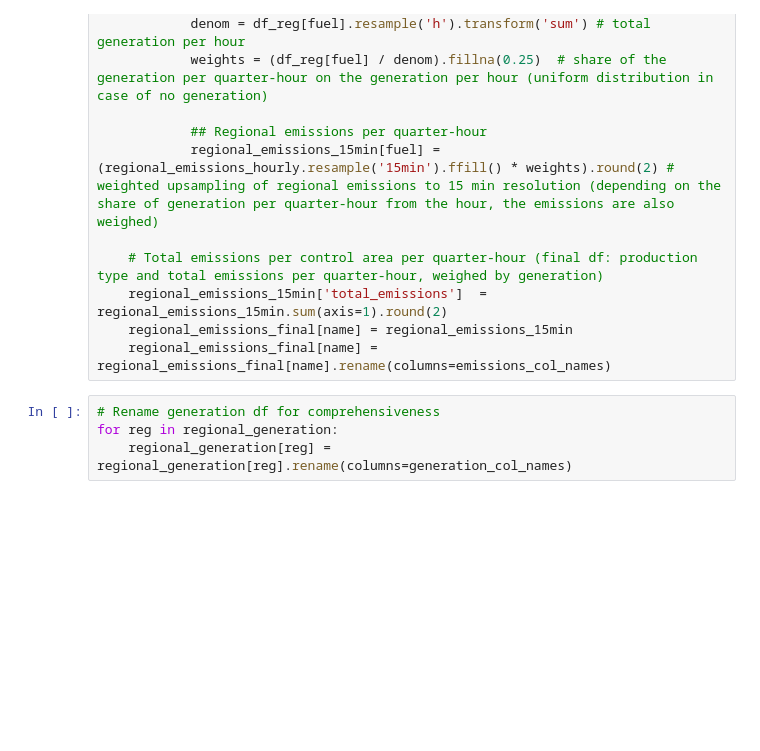
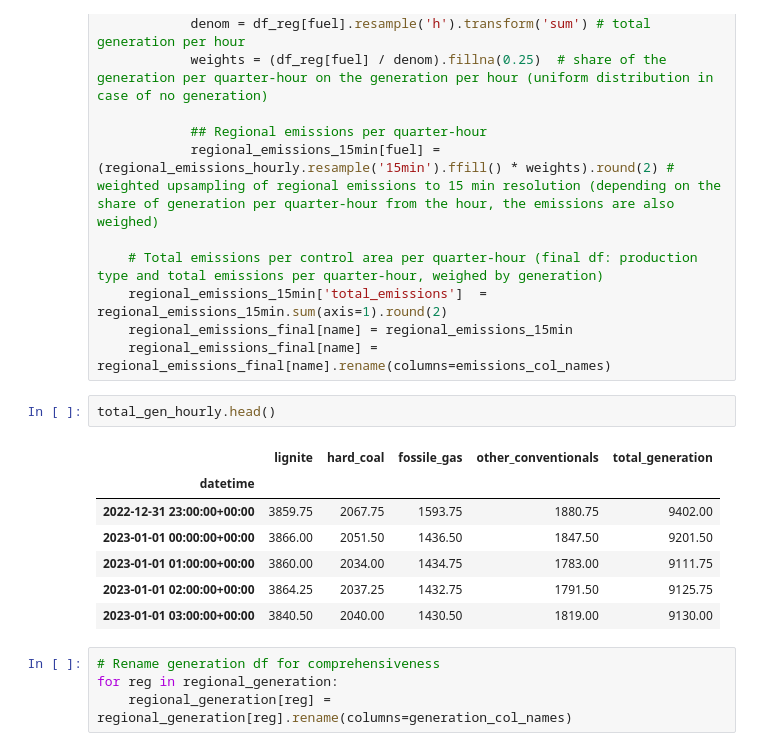
Before and after one commit to AK960/marginal-emissions-germany, a Jupyter notebook: notebooks/data_resampling.ipynb, the cells around one changed output. Drawn from its saved outputs; the diff is of its cells as text; blank space fills up the shorter version.

```diff
--- a/notebooks/data_resampling.ipynb
+++ b/notebooks/data_resampling.ipynb
@@ -105,6 +105,16 @@ for name, df_reg in regional_generation.items():
     regional_emissions_15min['total_emissions']  = regional_emissions_15min.sum(axis=1).round(2)
     regional_emissions_final[name] = regional_emissions_15min
     regional_emissions_final[name] = regional_emissions_final[name].rename(columns=emissions_col_names)
+# %%
+total_gen_hourly.head()
+# %% [output]
+|  | lignite | hard_coal | fossile_gas | other_conventionals | total_generation |
+| datetime |  |  |  |  |  |
+| 2022-12-31 23:00:00+00:00 | 3859.75 | 2067.75 | 1593.75 | 1880.75 | 9402.00 |
+| 2023-01-01 00:00:00+00:00 | 3866.00 | 2051.50 | 1436.50 | 1847.50 | 9201.50 |
+| 2023-01-01 01:00:00+00:00 | 3860.00 | 2034.00 | 1434.75 | 1783.00 | 9111.75 |
+| 2023-01-01 02:00:00+00:00 | 3864.25 | 2037.25 | 1432.75 | 1791.50 | 9125.75 |
+| 2023-01-01 03:00:00+00:00 | 3840.50 | 2040.00 | 1430.50 | 1819.00 | 9130.00 |
 # %%
 # Rename generation df for comprehensiveness
 for reg in regional_generation:
```
Also changed, not shown: 5 other files.
